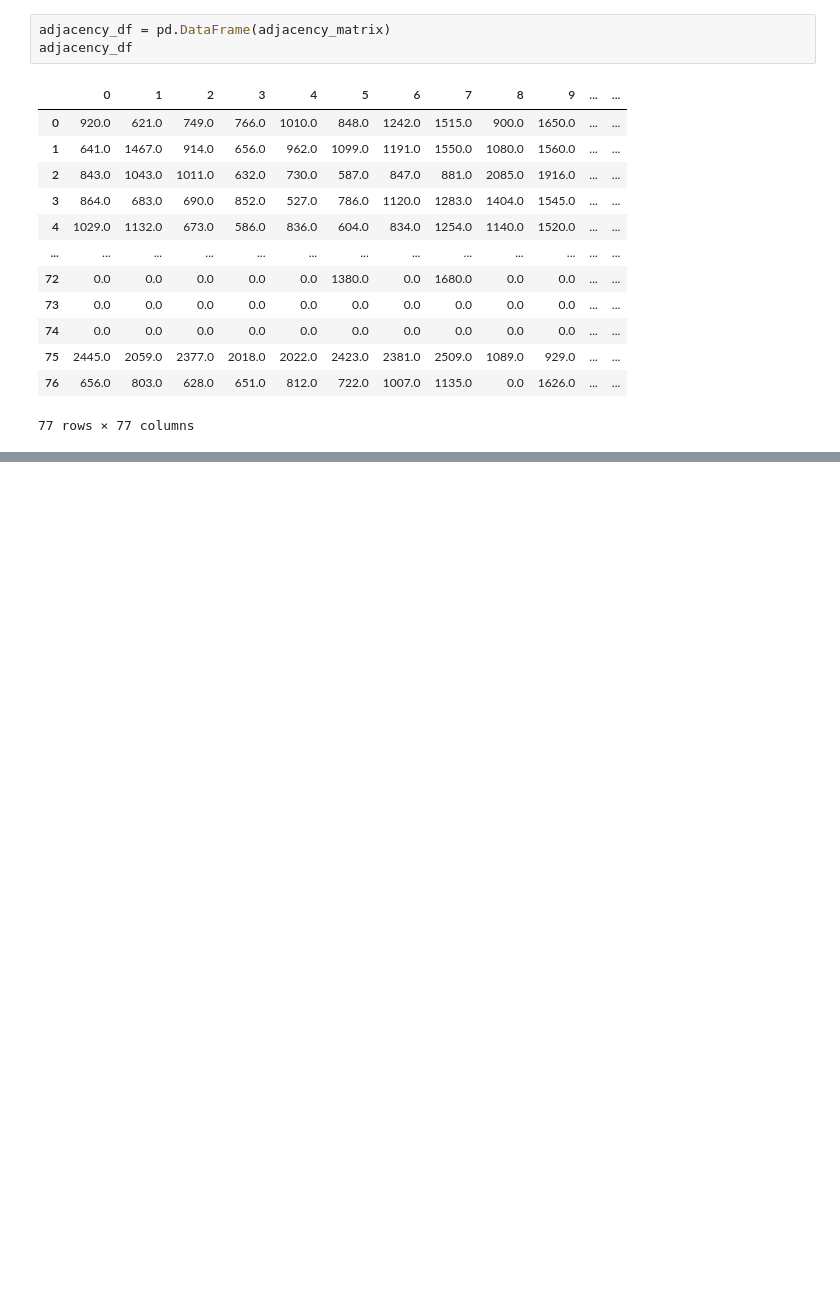
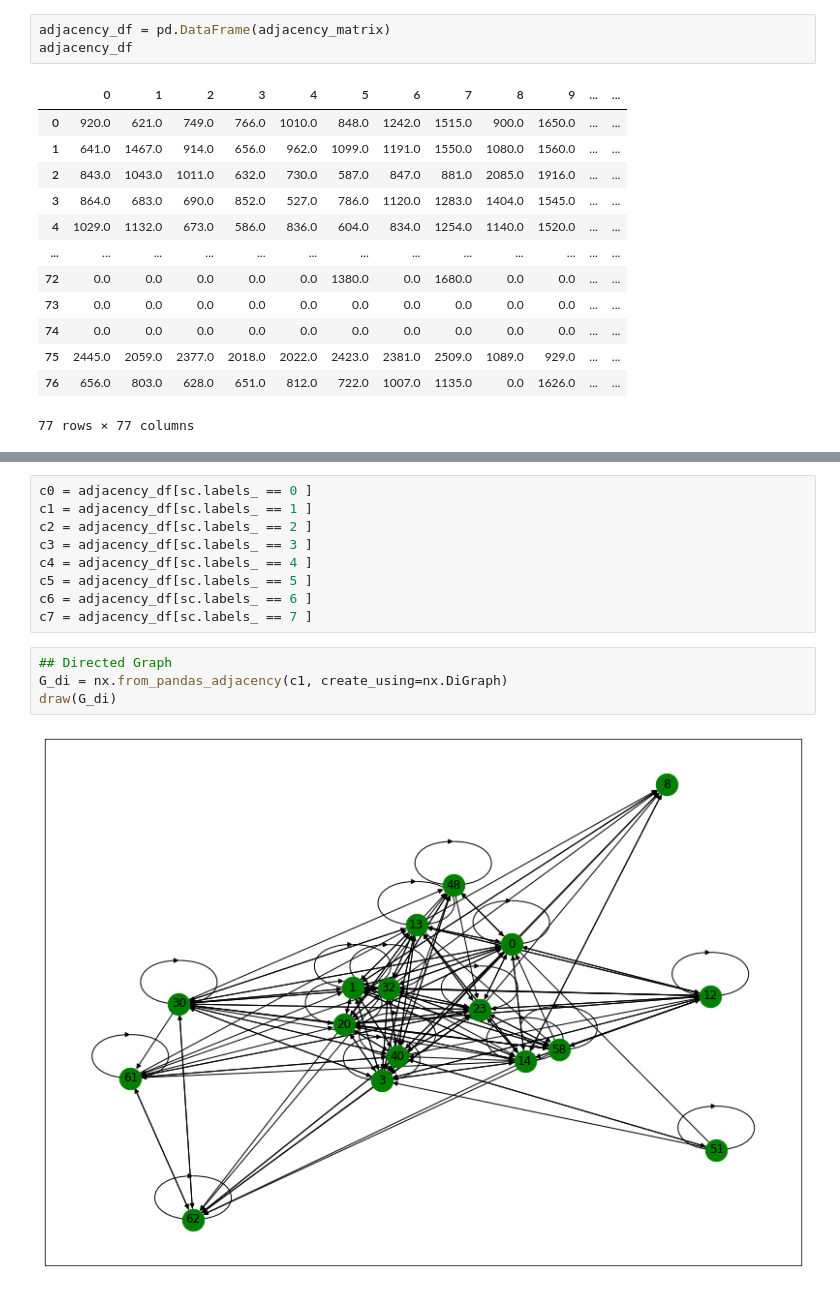
Before and after one commit to Nikunj-Gupta/Spectral-Clustering-Directed-Graphs, a Jupyter notebook: spectral_clustering_travel_time.ipynb, the cells around one changed output, grey strips where cells are left out. Saved outputs shown, nothing was run; the diff lists cells and outputs as text; blank space fills up the shorter version.

```diff
--- a/spectral_clustering_travel_time.ipynb
+++ b/spectral_clustering_travel_time.ipynb
@@ -249,0 +159,15 @@ plt.hist(clusters)
+# %%
+c0 = adjacency_df[sc.labels_ == 0 ]
+c1 = adjacency_df[sc.labels_ == 1 ]
+c2 = adjacency_df[sc.labels_ == 2 ]
+c3 = adjacency_df[sc.labels_ == 3 ]
+c4 = adjacency_df[sc.labels_ == 4 ]
+c5 = adjacency_df[sc.labels_ == 5 ]
+c6 = adjacency_df[sc.labels_ == 6 ]
+c7 = adjacency_df[sc.labels_ == 7 ]
+# %%
+## Directed Graph
+G_di = nx.from_pandas_adjacency(c1, create_using=nx.DiGraph)
+draw(G_di)
+# %% [output]
+[figure, added]
```
Also changed, not shown: parts of 32 cells of this notebook.
